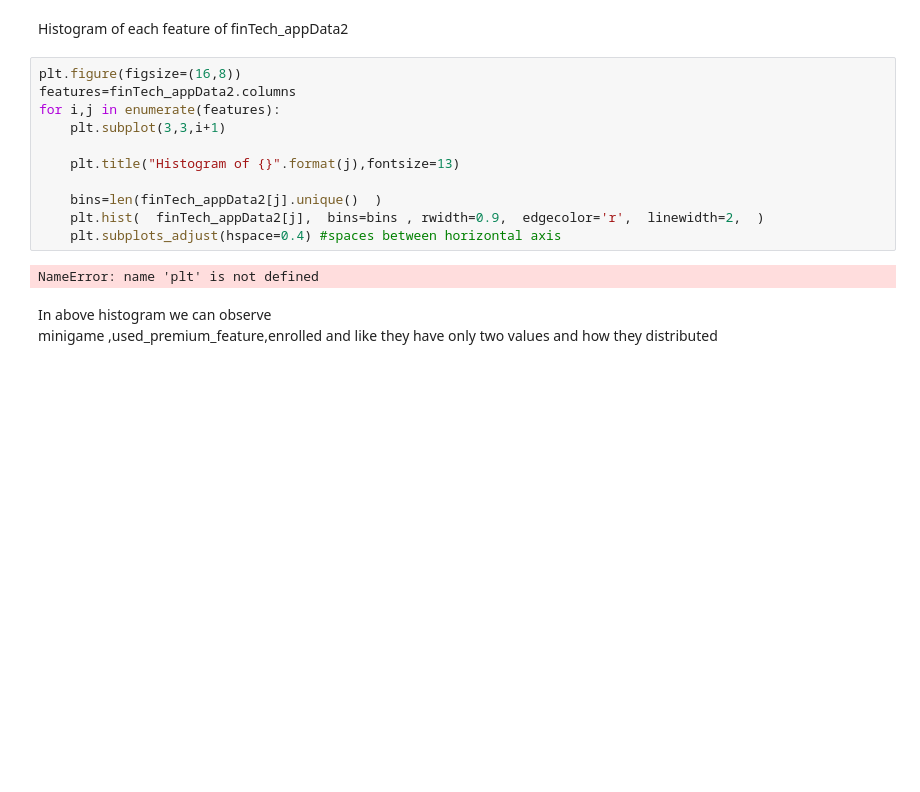
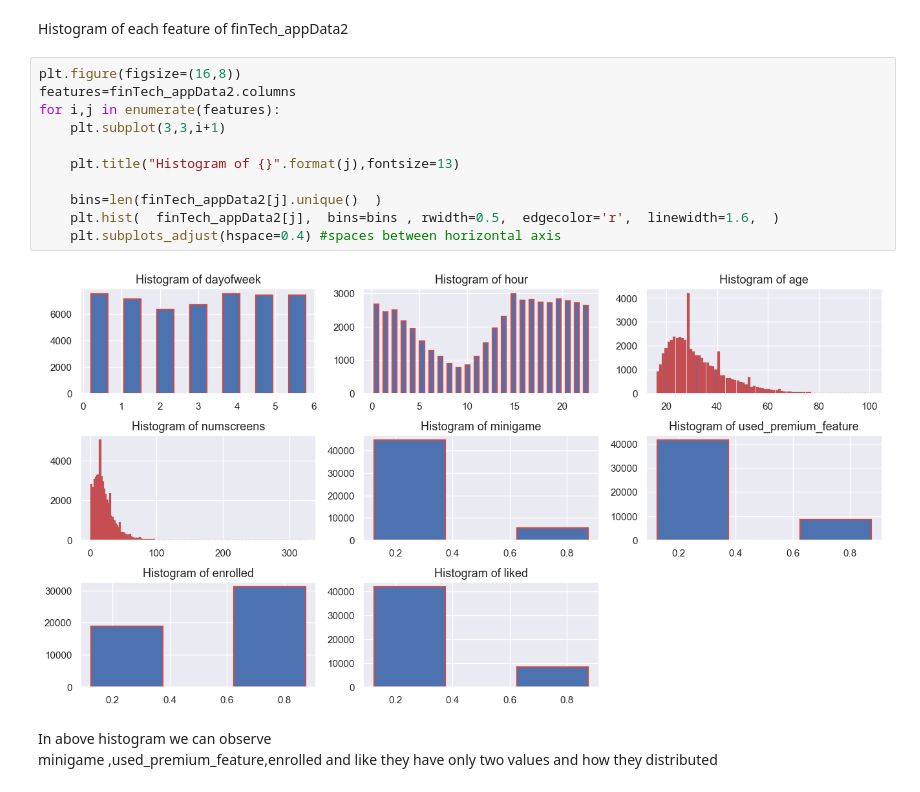
Before and after one commit to qavvii/Directing-customers-to-subscription-through-financial-app-behavior-analysis, a Jupyter notebook: Directing customers to subscription through financial app behavior analysis.ipynb, the cells around one changed output. Cells and saved outputs as stored; diff of their text form; blank space fills up the shorter version.

```diff
--- a/Directing customers to subscription through financial app behavior analysis.ipynb
+++ b/Directing customers to subscription through financial app behavior analysis.ipynb
@@ -311,16 +341,16 @@ Histogram of each feature of finTech_appData2
 # %%
 plt.figure(figsize=(16,8))
 features=finTech_appData2.columns
 for i,j in enumerate(features):
     plt.subplot(3,3,i+1)
 
     plt.title("Histogram of {}".format(j),fontsize=13)
 
     bins=len(finTech_appData2[j].unique()  )
-    plt.hist(  finTech_appData2[j],  bins=bins , rwidth=0.9,  edgecolor='r',  linewidth=2,  )
+    plt.hist(  finTech_appData2[j],  bins=bins , rwidth=0.5,  edgecolor='r',  linewidth=1.6,  )
     plt.subplots_adjust(hspace=0.4) #spaces between horizontal axis
 # %% [output]
-NameError: name 'plt' is not defined
+[figure, added]
 # %% [markdown]
 In above histogram we can observe
 minigame ,used_premium_feature,enrolled and like they have only two values and how they distributed
```
Also changed, not shown: parts of 27 cells of this notebook.
